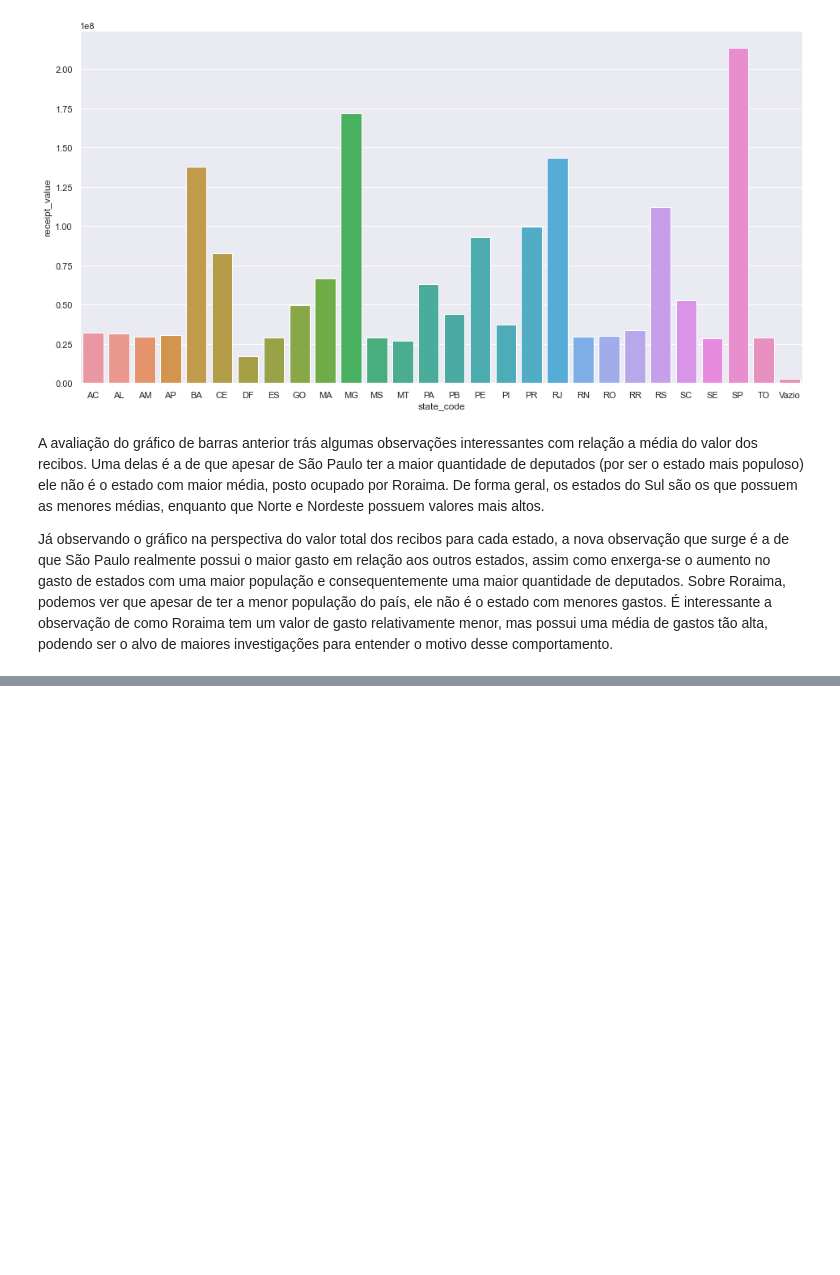
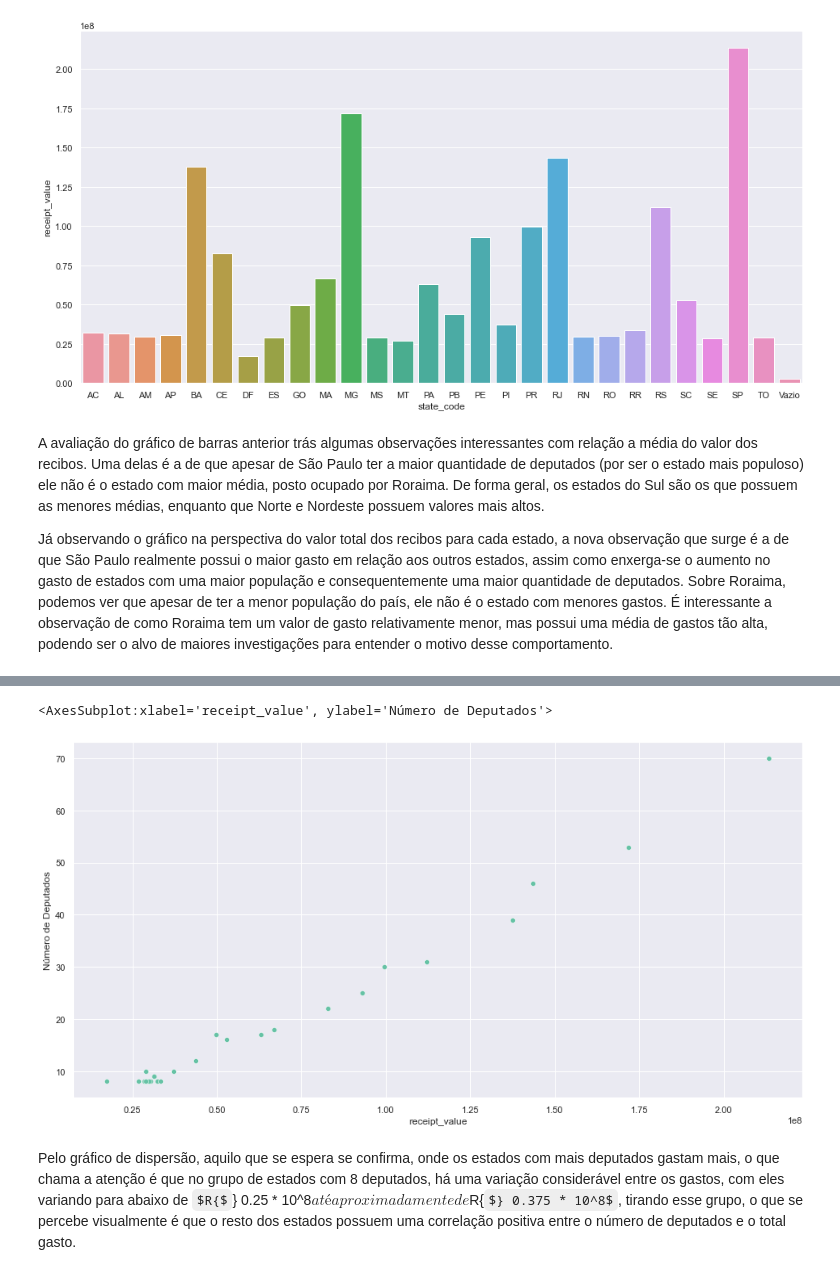
Before and after one commit to DefinitelyNotACactus/Chamber-of-Deputies-Reimbursements, a Jupyter notebook: Visualizacao_De_Dados.ipynb, the cells around one changed output, grey strips where cells are left out. Saved outputs shown, nothing was run; the diff lists cells and outputs as text; code cells hidden in the pictures; some formulas as TeX source; blank space fills up the shorter version.

```diff
--- a/Visualizacao_De_Dados.ipynb
+++ b/Visualizacao_De_Dados.ipynb
@@ -74,0 +80,22 @@ Já observando o gráfico na perspectiva do valor total dos recibos para cada es
+# %%
+num_deputies_state = {'AC': 8, 'AL': 9, 'AM': 8, 'AP': 8, 'BA': 39,
+                      'CE': 22, 'DF': 8, 'ES': 10, 'GO': 17, 'MA': 18,
+                      'MG': 53, 'MS': 8, 'MT': 8, 'PA':17, 'PB':12,
+                      'PE': 25, 'PI': 10, 'PR': 30, 'RJ': 46, 'RN': 8,
+                      'RO': 8, 'RR': 8, 'RS': 31, 'SC': 16, 'SE': 8,
+                      'SP': 70, 'TO': 8, 'Vazio': None
+}
+
+num_deputies_state_df = pd.DataFrame.from_dict(num_deputies_state, orient='index', columns = ['Número de Deputados'])
+
+df_state = df_state.join(num_deputies_state_df)
+df_state['Valor médio'] = df_state['receipt_value'] / df_state['Número de Deputados']
+# %%
+fig, ax = plt.subplots()
+
+sns.scatterplot(data=df_state[df_state.index != 'Vazio'], x = "receipt_value", y = 'Número de Deputados', ax=ax)
+# %% [output]
+<AxesSubplot:xlabel='receipt_value', ylabel='Número de Deputados'>
+[figure, added]
+# %% [markdown]
+Pelo gráfico de dispersão, aquilo que se espera se confirma, onde os estados com mais deputados gastam mais, o que chama a atenção é que no grupo de estados com 8 deputados, há uma variação considerável entre os gastos, com eles variando para abaixo de $R{$} 0.25 * 10^8$ até aproximadamente de $R{$} 0.375 * 10^8$, tirando esse grupo, o que se percebe visualmente é que o resto dos estados possuem uma correlação positiva entre o número de deputados e o total gasto.
```
Also changed, not shown: parts of 2 cells of this notebook.
